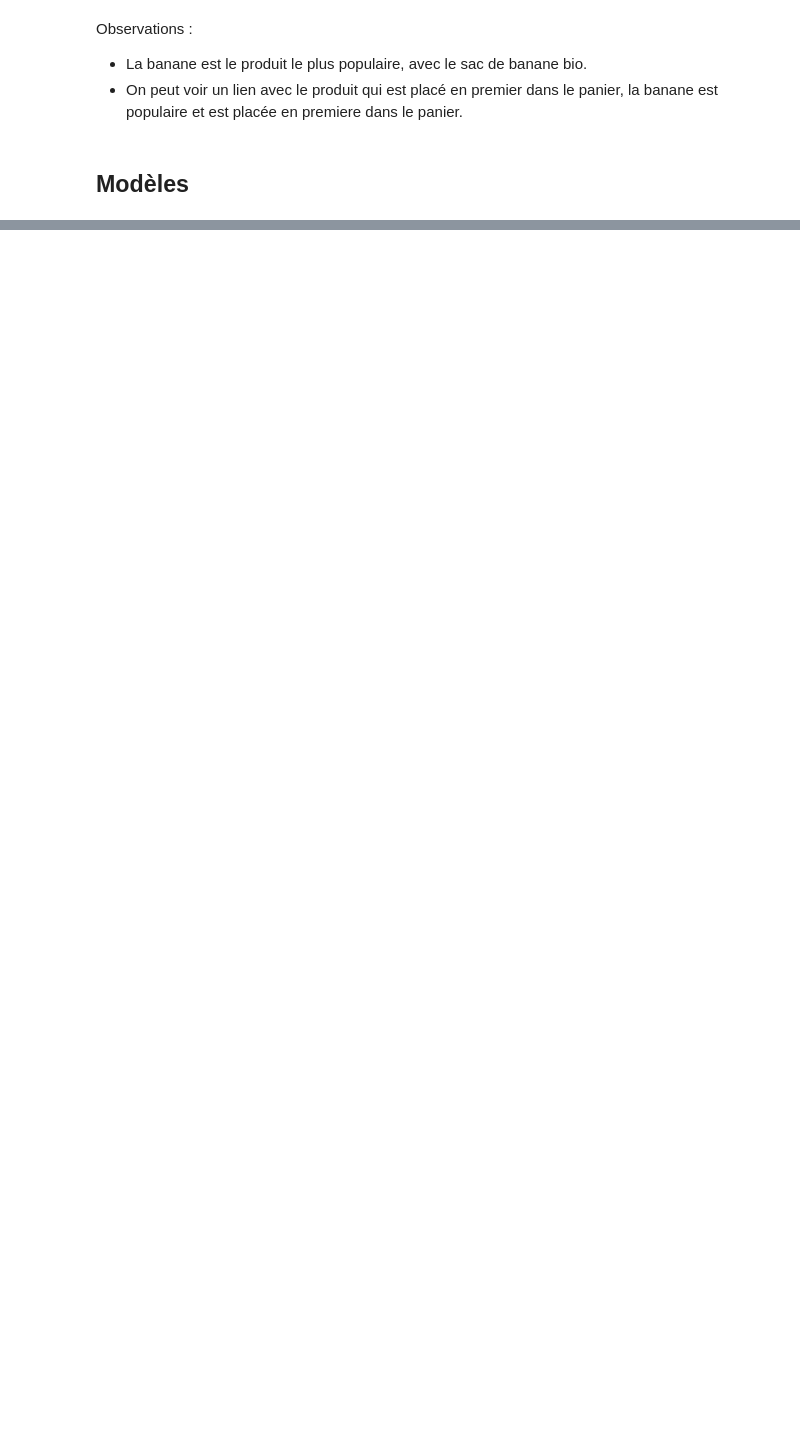
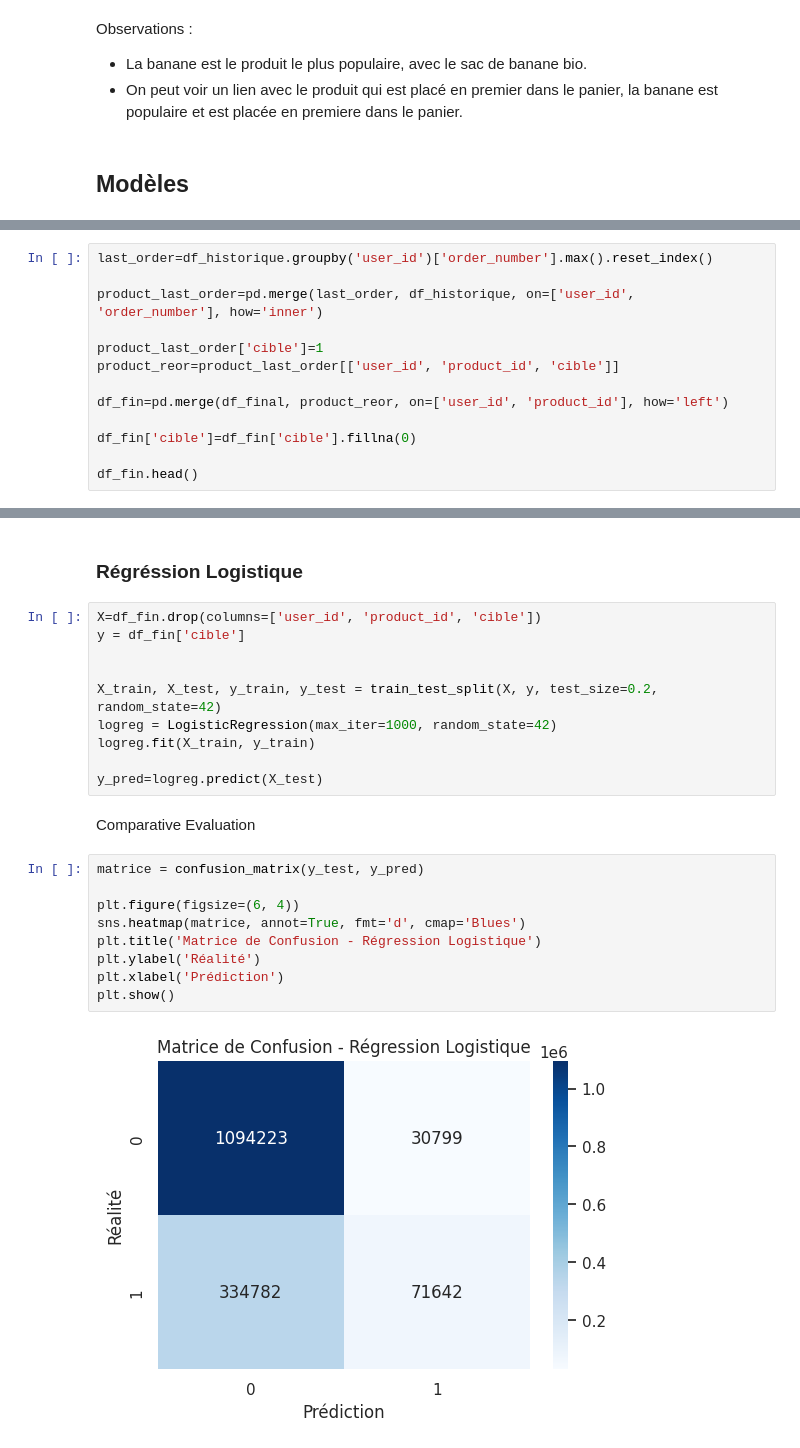
Before and after one commit to raph-bl/NextBuy, a Jupyter notebook: notebook.ipynb, the cells around one changed output, grey strips where cells are left out. Saved outputs shown, nothing was run; the diff lists cells and outputs as text; blank space fills up the shorter version.

Commit message:
feat(modele):modele regression logistique

```diff
--- a/notebook.ipynb
+++ b/notebook.ipynb
@@ -193,0 +229,13 @@ Observations :
+# %%
+last_order=df_historique.groupby('user_id')['order_number'].max().reset_index()
+
+product_last_order=pd.merge(last_order, df_historique, on=['user_id', 'order_number'], how='inner')
+
+product_last_order['cible']=1
+product_reor=product_last_order[['user_id', 'product_id', 'cible']]
+
+df_fin=pd.merge(df_final, product_reor, on=['user_id', 'product_id'], how='left')
+
+df_fin['cible']=df_fin['cible'].fillna(0)
+
+df_fin.head()
@@ -193,0 +249,25 @@ Observations :
+# %% [markdown]
+### Régréssion Logistique
+# %%
+X=df_fin.drop(columns=['user_id', 'product_id', 'cible'])
+y = df_fin['cible']
+
+
+X_train, X_test, y_train, y_test = train_test_split(X, y, test_size=0.2, random_state=42)
+logreg = LogisticRegression(max_iter=1000, random_state=42)
+logreg.fit(X_train, y_train)
+
+y_pred=logreg.predict(X_test)
+# %% [markdown]
+Comparative Evaluation
+# %%
+matrice = confusion_matrix(y_test, y_pred)
+
+plt.figure(figsize=(6, 4))
+sns.heatmap(matrice, annot=True, fmt='d', cmap='Blues')
+plt.title('Matrice de Confusion - Régression Logistique')
+plt.ylabel('Réalité')
+plt.xlabel('Prédiction')
+plt.show()
+# %% [output]
+[figure, added]
```
Also changed, not shown: parts of 9 cells of this notebook.
